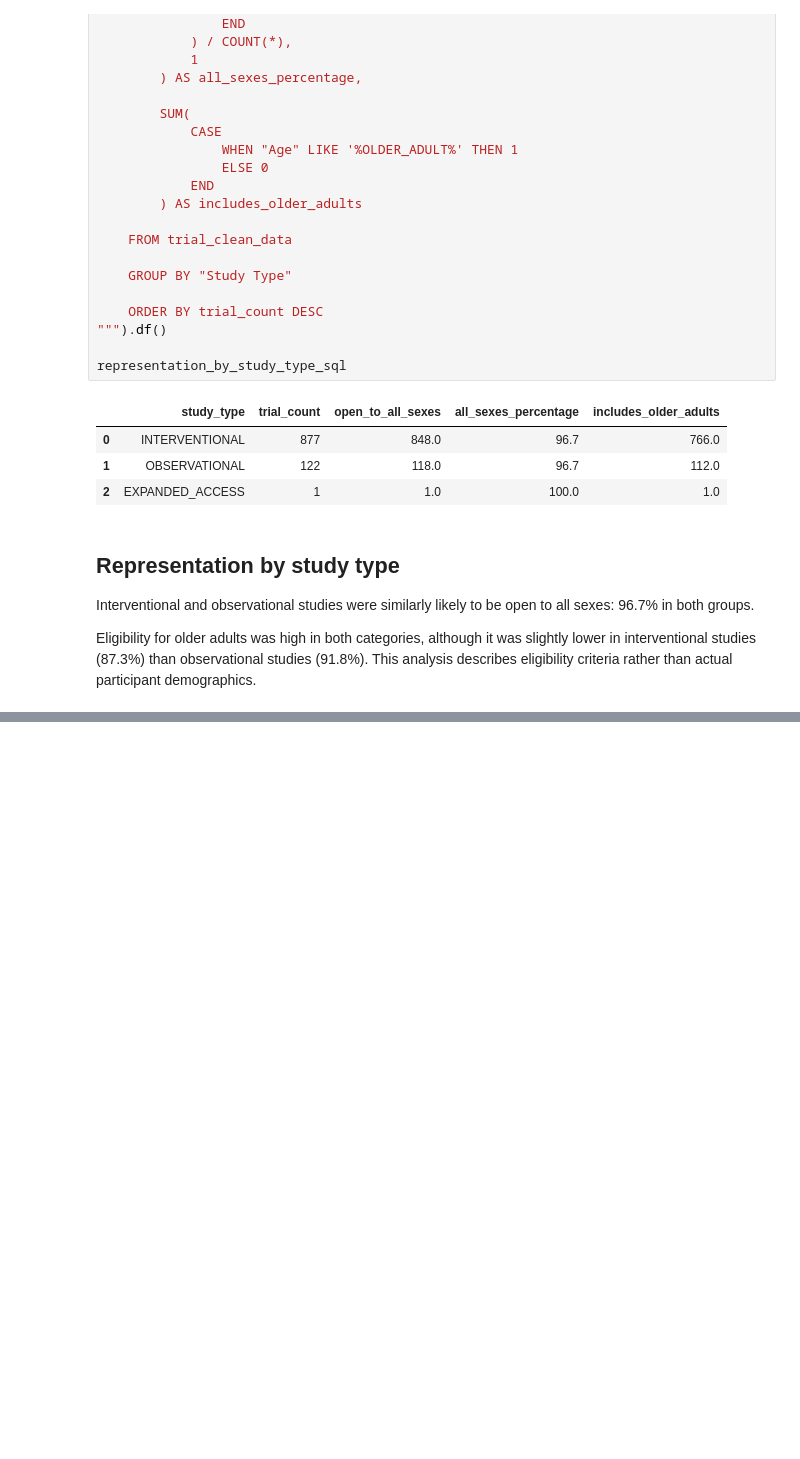
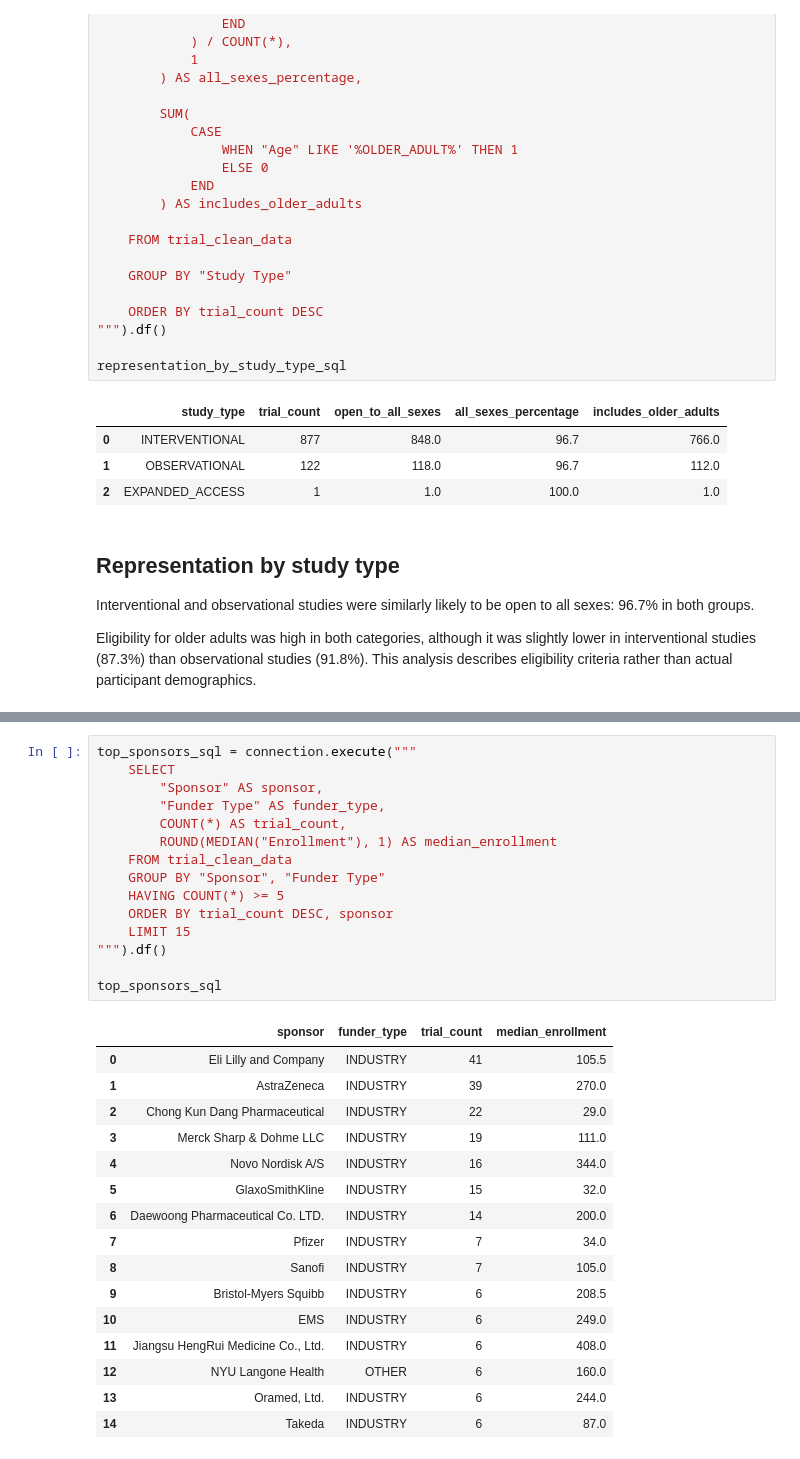
Before and after one commit to namitaramesh/trialscope-clinical-trial-representation, a Jupyter notebook: notebooks/02_load_raw_data.ipynb, the cells around one changed output, grey strips where cells are left out. Drawn from its saved outputs; the diff is of its cells as text; blank space fills up the shorter version.

```diff
--- a/notebooks/02_load_raw_data.ipynb
+++ b/notebooks/02_load_raw_data.ipynb
@@ -423,0 +544,32 @@ participant demographics.
+# %%
+top_sponsors_sql = connection.execute("""
+    SELECT
+        "Sponsor" AS sponsor,
+        "Funder Type" AS funder_type,
+        COUNT(*) AS trial_count,
+        ROUND(MEDIAN("Enrollment"), 1) AS median_enrollment
+    FROM trial_clean_data
+    GROUP BY "Sponsor", "Funder Type"
+    HAVING COUNT(*) >= 5
+    ORDER BY trial_count DESC, sponsor
+    LIMIT 15
+""").df()
+
+top_sponsors_sql
+# %% [output]
+|  | sponsor | funder_type | trial_count | median_enrollment |
+| 0 | Eli Lilly and Company | INDUSTRY | 41 | 105.5 |
+| 1 | AstraZeneca | INDUSTRY | 39 | 270.0 |
+| 2 | Chong Kun Dang Pharmaceutical | INDUSTRY | 22 | 29.0 |
+| 3 | Merck Sharp & Dohme LLC | INDUSTRY | 19 | 111.0 |
+| 4 | Novo Nordisk A/S | INDUSTRY | 16 | 344.0 |
+| 5 | GlaxoSmithKline | INDUSTRY | 15 | 32.0 |
+| 6 | Daewoong Pharmaceutical Co. LTD. | INDUSTRY | 14 | 200.0 |
+| 7 | Pfizer | INDUSTRY | 7 | 34.0 |
+| 8 | Sanofi | INDUSTRY | 7 | 105.0 |
+| 9 | Bristol-Myers Squibb | INDUSTRY | 6 | 208.5 |
+| 10 | EMS | INDUSTRY | 6 | 249.0 |
+| 11 | Jiangsu HengRui Medicine Co., Ltd. | INDUSTRY | 6 | 408.0 |
+| 12 | NYU Langone Health | OTHER | 6 | 160.0 |
+| 13 | Oramed, Ltd. | INDUSTRY | 6 | 244.0 |
+| 14 | Takeda | INDUSTRY | 6 | 87.0 |
```
Also changed, not shown: parts of 16 cells of this notebook, 1 other file.
